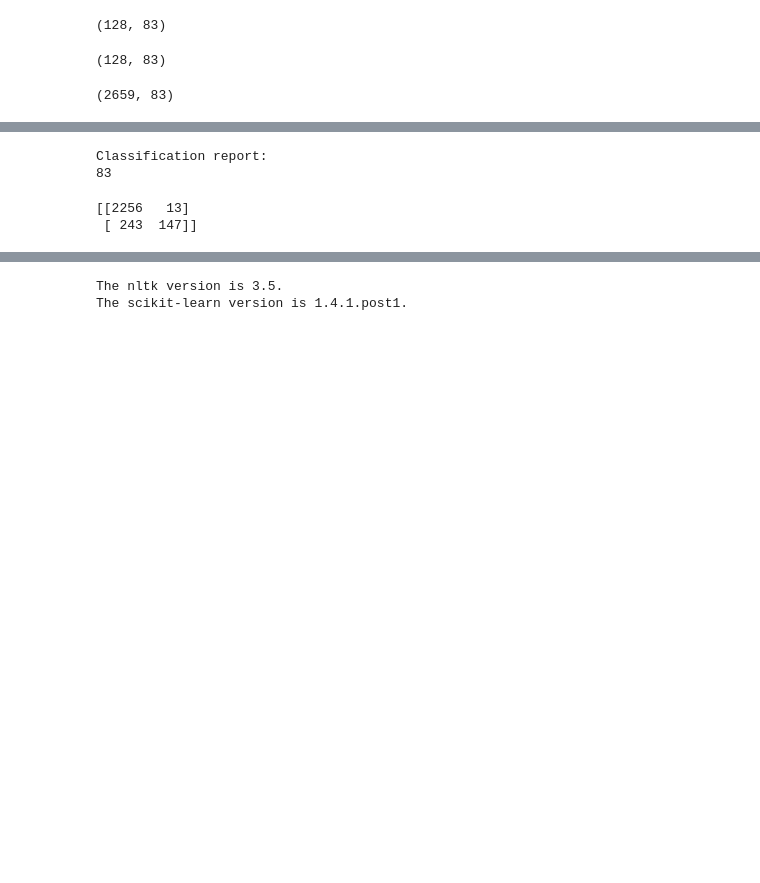
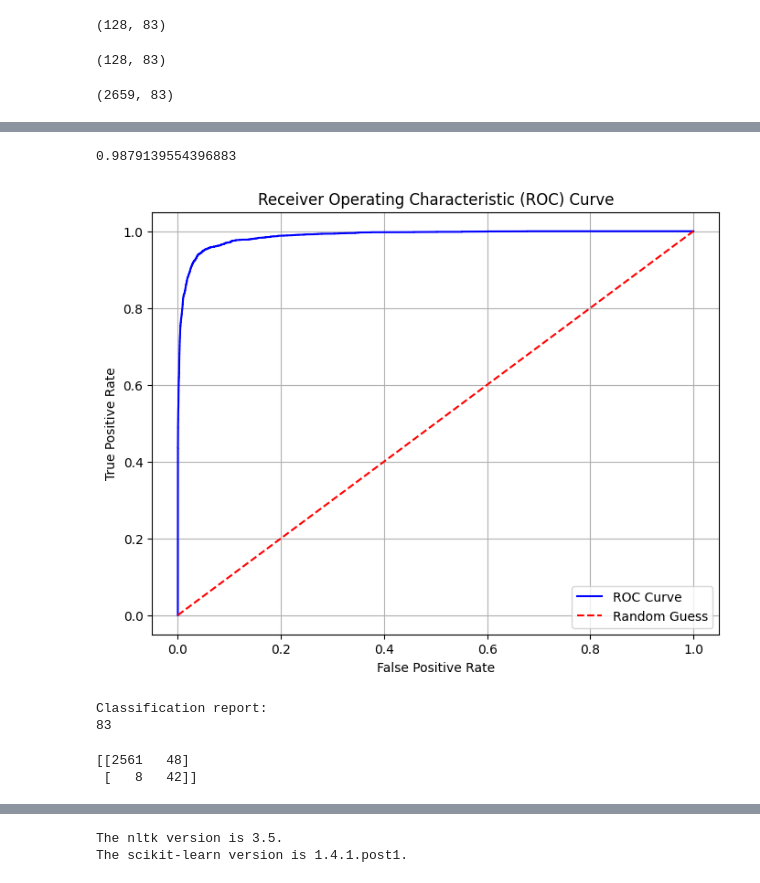
Before and after one commit to bio-ontology-research-group/Genomic_context, a Jupyter notebook: BERT_for_DNN_sanity_check_defense.ipynb, the cells around one changed output, grey strips where cells are left out. Saved outputs shown, nothing was run; the diff lists cells and outputs as text; code cells hidden in the pictures; blank space fills up the shorter version.

Commit message:
Sanity check with IPs and GO prediction for general classes 100:300

```diff
--- a/BERT_for_DNN_sanity_check_defense.ipynb
+++ b/BERT_for_DNN_sanity_check_defense.ipynb
@@ -477,8 +526,8 @@ Epoch 12/20:
 # %%
-# import json
+import json
 
-# with open('BERT_sanity_check_defense_DNN_senteces_testing.json', 'w') as f:
-#     json.dump(one_hot_encoded_sentences_2, f)
+with open('BERT_sanity_check_defense_DNN_senteces_testing.json', 'w') as f:
+    json.dump(one_hot_encoded_sentences_2, f)
 # %%
 with open('BERT_sanity_check_defense_DNN_senteces_testing.json', "r") as f:
     test_sentences = json.load(f)
@@ -569,15 +643,15 @@ Classification_V0(
 )
 # %%
 generator = data_generator(test_embeddings, test_labels, batch_size)
-# Iterate over batches
+
+
 from sklearn.metrics import multilabel_confusion_matrix
 from sklearn.metrics import precision_score, recall_score, f1_score
 import numpy as np
 all_predictions = []
 all_labels = []
-# Initialize lists to store predictions and labels across all batches
-# Iterate over batches
-count = 0
+all_probs = []
+
 for batch_embeddings, batch_labels in tqdm(generator, desc="Evaluation Batches", leave=False):
     batch_embeddings_tensor = torch.stack(batch_embeddings)
     batch_labels = np.array(batch_labels)
@@ -586,6 +660,7 @@ for batch_embeddings, batch_labels in tqdm(generator, desc="Evaluation Batches",
     thresholded_predictions = (predictions > 0.85).float()
     all_predictions.append(thresholded_predictions.detach().numpy())
     all_labels.append(batch_labels)
+    all_probs.append(predictions.detach().numpy())
 # %%
 len(all_predictions)
 # %% [output]
@@ -607,6 +682,7 @@ print(all_labels[0].shape)
 # Concatenate predictions and labels across all batches
 all_predictions = np.concatenate(all_predictions)
 all_labels = np.concatenate(all_labels)
+all_probs = np.concatenate(all_probs)
 # %%
 all_labels.shape
 # %% [output]
@@ -614,3 +723,28 @@ all_labels.shape
+# %%
+from sklearn import metrics
+
+y = all_labels.flatten()
+pred_y = all_probs.flatten()
+
+fpr, tpr, thresholds = metrics.roc_curve(y, pred_y)
+print(metrics.auc(fpr, tpr))
+# %% [output]
+0.9879139554396883
+# %%
+import matplotlib.pyplot as plt
+
+plt.figure(figsize=(8, 6))
+plt.plot(fpr, tpr, color='blue', label='ROC Curve')
+plt.plot([0, 1], [0, 1], color='red', linestyle='--', label='Random Guess')
+
+plt.xlabel('False Positive Rate')
+plt.ylabel('True Positive Rate')
+plt.title('Receiver Operating Characteristic (ROC) Curve')
+plt.legend(loc='lower right')
+plt.grid(True)
+plt.show()
+# %% [output]
+[figure, added]
 # %%
 cl_report = multilabel_confusion_matrix(all_labels, all_predictions)
 print("Classification report:")
@@ -619,10 +753,10 @@ print(len(cl_report))
 Classification report:
 83
 # %%
-print(cl_report[0])
+print(cl_report[23])
 # %% [output]
-[[2256   13]
- [ 243  147]]
+[[2561   48]
+ [   8   42]]
 # %%
 from sklearn.metrics import classification_report
 
```
Also changed, not shown: parts of 17 cells of this notebook, 7 other files.
